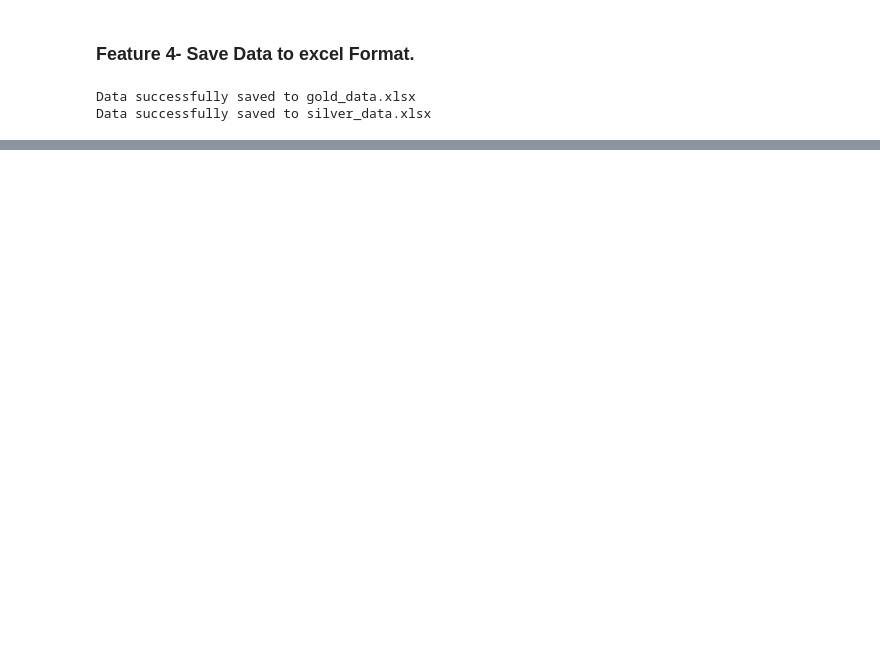
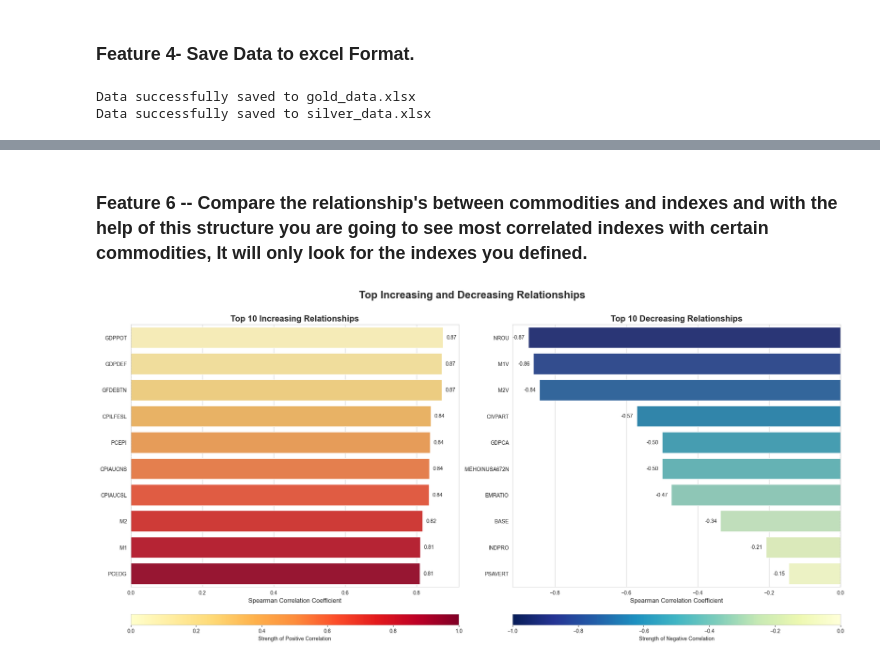
Before and after one commit to Emirtatlici/CommodityInvestmentTracker-CIT, a Jupyter notebook: use_CIT.ipynb, the cells around one changed output, grey strips where cells are left out. Cells and saved outputs as stored; diff of their text form; code cells hidden in the pictures; blank space fills up the shorter version.

```diff
--- a/use_CIT.ipynb
+++ b/use_CIT.ipynb
@@ -57,0 +113,29 @@ Data successfully saved to silver_data.xlsx
+# %% [markdown]
+### Feature 6 -- Compare the relationship's between commodities and indexes and with the help of this structure you are going to see most correlated indexes with certain commodities, It will only look for the indexes you defined.
+# %%
+economic_series_ids = [
+    # GDP Indicators
+    "GDP", "GDPC1", "GDPPOT", "GDPCA",  # GDP related indicators
+    # Prices and Inflation Indicators
+    "CPIAUCSL", "CPILFESL", "GDPDEF", "PPIACO", "CPIAUCNS",  # Prices and Inflation
+    # Money Supply Indicators
+    "BASE", "M1", "M2", "M1V", "M2V", "M3",  # Money Supply metrics
+    # Interest Rates Indicators
+    "DFF", "DTB3", "DGS5", "DGS10", "DGS30", "TEDRATE", "DPRIME", "T10Y2Y",  # Interest Rates
+    # Employment Indicators
+    "UNRATE", "NROU", "CIVPART", "EMRATIO", "PAYEMS", "ICSA",  # Employment metrics
+    # Income and Expenditure Indicators
+    "MEHOINUSA672N", "DSPIC96", "PCE", "PCEDG", "PSAVERT", "RRSFS", "DSPI", "PCEPI",  # Income indicators
+    # Other Economic Indicators
+    "INDPRO", "TCU", "HOUST", "GPDI", "CP", "STLFSI", "DCOILWTICO", "USSLIND", "DTWEXM", "DTWEXB",
+    # Debt Indicators
+    "GFDEBTN", "GFDEGDQ188S", "EXCSRESNW",  # Debt-related metrics
+    # Stock Market Indicators
+"SP500",
+"CPIAUCSL"
+]
+
+top_increasing, top_decreasing = calculate_monotonic_relationships(data_gold, economic_series_ids)
+visualize_relationships(top_increasing, top_decreasing)
+# %% [output]
+[figure, added]
```
Also changed, not shown: parts of 11 cells of this notebook, 5 other files.
